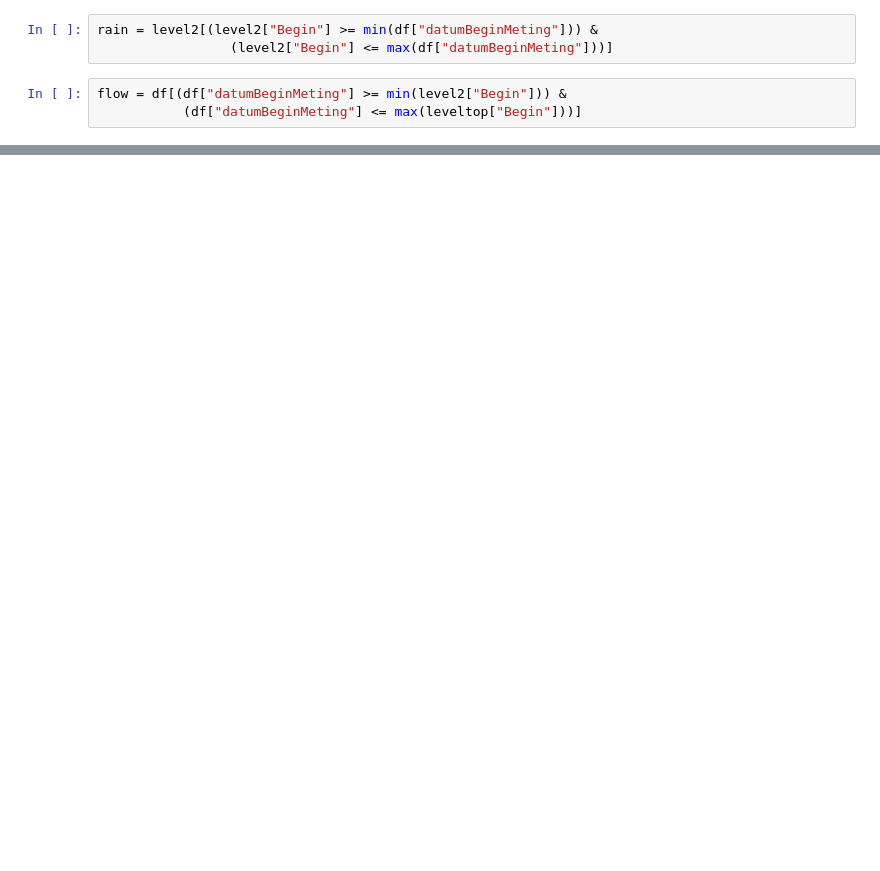
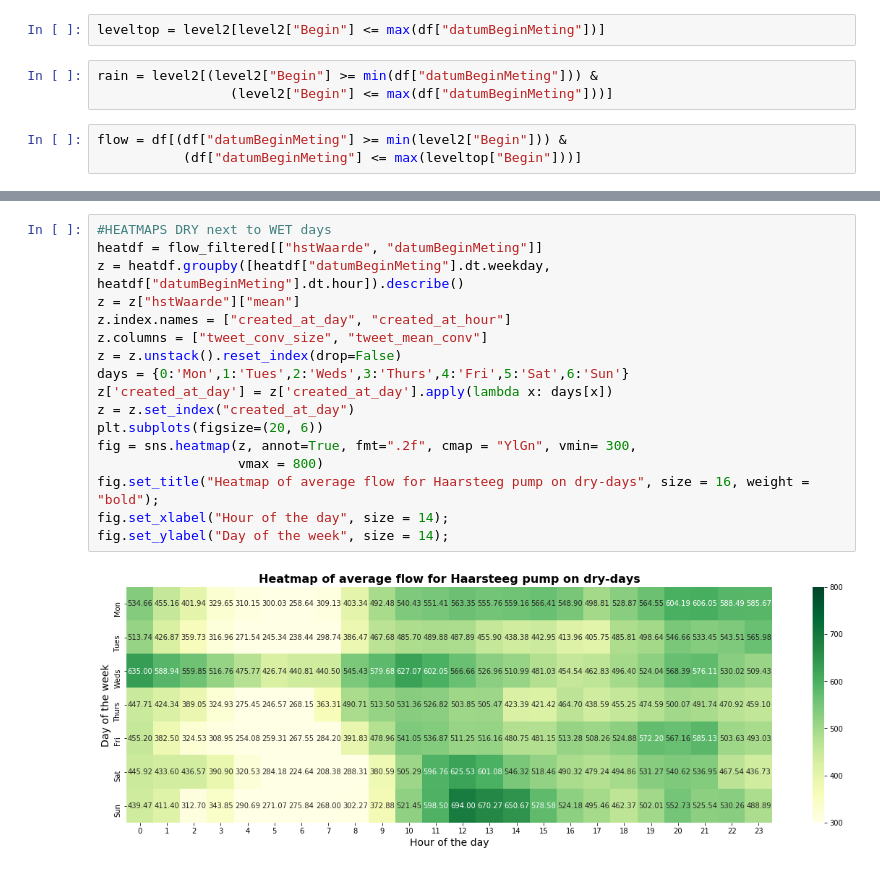
Before and after one commit to rogertian0707/jbg060, a Jupyter notebook: code/rainfall_to_station.ipynb, the cells around one changed output, grey strips where cells are left out. Drawn from its saved outputs; the diff is of its cells as text; blank space fills up the shorter version.

```diff
--- a/code/rainfall_to_station.ipynb
+++ b/code/rainfall_to_station.ipynb
@@ -182,3 +249,5 @@ df["datumBeginMeting"] = pd.to_datetime(df["datumBeginMeting"])
+# %%
+leveltop = level2[level2["Begin"] <= max(df["datumBeginMeting"])]
 # %%
 rain = level2[(level2["Begin"] >= min(df["datumBeginMeting"])) &
                  (level2["Begin"] <= max(df["datumBeginMeting"]))]
@@ -236,0 +310,19 @@ g.map(sns.barplot, "hour", "Mean flow per hour");
+# %%
+#HEATMAPS DRY next to WET days
+heatdf = flow_filtered[["hstWaarde", "datumBeginMeting"]]
+z = heatdf.groupby([heatdf["datumBeginMeting"].dt.weekday, heatdf["datumBeginMeting"].dt.hour]).describe()
+z = z["hstWaarde"]["mean"]
+z.index.names = ["created_at_day", "created_at_hour"]
+z.columns = ["tweet_conv_size", "tweet_mean_conv"]
+z = z.unstack().reset_index(drop=False)
+days = {0:'Mon',1:'Tues',2:'Weds',3:'Thurs',4:'Fri',5:'Sat',6:'Sun'}
+z['created_at_day'] = z['created_at_day'].apply(lambda x: days[x])
+z = z.set_index("created_at_day")
+plt.subplots(figsize=(20, 6))
+fig = sns.heatmap(z, annot=True, fmt=".2f", cmap = "YlGn", vmin= 300,
+                  vmax = 800)
+fig.set_title("Heatmap of average flow for Haarsteeg pump on dry-days", size = 16, weight = "bold");
+fig.set_xlabel("Hour of the day", size = 14);
+fig.set_ylabel("Day of the week", size = 14);
+# %% [output]
+[figure, added]
```
Also changed, not shown: parts of 10 cells of this notebook.
